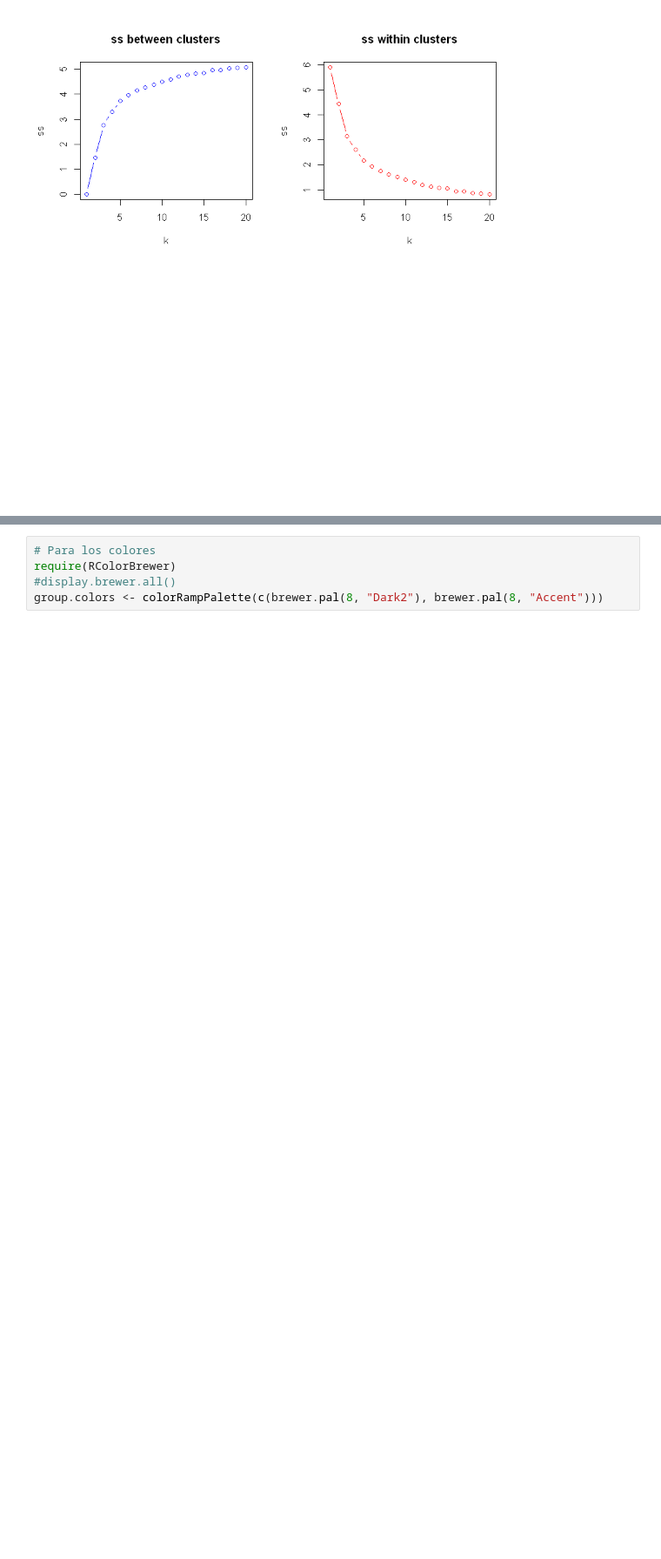
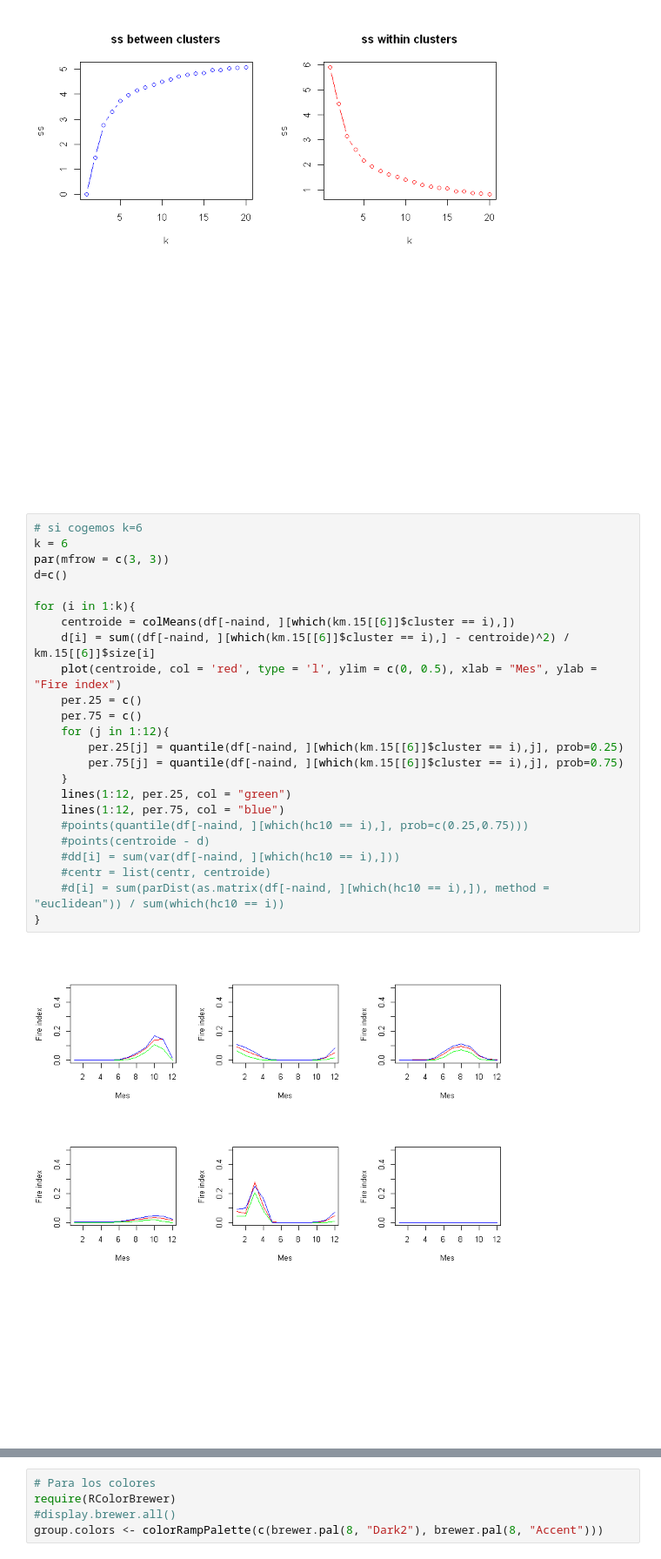
Before and after one commit to MarcosVM98/TFM, a Jupyter notebook: clustering.ipynb, the cells around one changed output, grey strips where cells are left out. Shown at 87% size. Drawn from its saved outputs; the diff is of its cells as text; blank space fills up the shorter version.

Commit message:
Primera exploracion de clustering completada

```diff
--- a/clustering.ipynb
+++ b/clustering.ipynb
@@ -99,6 +114,32 @@ km.15 <- selectBestkMeans(data = df[-naind, ], K = 20, itermax = 20, n.inits = 5
 # Lo más adecuado parece coger k = 7 mirando la gráfica de la izquierda
 # %% [output]
 [figure]
+# %%
+# si cogemos k=6
+k = 6
+par(mfrow = c(3, 3))
+d=c()
+
+for (i in 1:k){
+    centroide = colMeans(df[-naind, ][which(km.15[[6]]$cluster == i),])
+    d[i] = sum((df[-naind, ][which(km.15[[6]]$cluster == i),] - centroide)^2) / km.15[[6]]$size[i]
+    plot(centroide, col = 'red', type = 'l', ylim = c(0, 0.5), xlab = "Mes", ylab = "Fire index")
+    per.25 = c()
+    per.75 = c()
+    for (j in 1:12){
+        per.25[j] = quantile(df[-naind, ][which(km.15[[6]]$cluster == i),j], prob=0.25)
+        per.75[j] = quantile(df[-naind, ][which(km.15[[6]]$cluster == i),j], prob=0.75)
+    }
+    lines(1:12, per.25, col = "green")
+    lines(1:12, per.75, col = "blue")
+    #points(quantile(df[-naind, ][which(hc10 == i),], prob=c(0.25,0.75)))
+    #points(centroide - d)
+    #dd[i] = sum(var(df[-naind, ][which(hc10 == i),]))
+    #centr = list(centr, centroide)
+    #d[i] = sum(parDist(as.matrix(df[-naind, ][which(hc10 == i),]), method = "euclidean")) / sum(which(hc10 == i))
+}
+# %% [output]
+[figure, added]
 # %%
 # Función para pintar los clusters
 plotClust.kmeans <- function(df, coords, clus, ...) {
```
Also changed, not shown: parts of 50 cells of this notebook.
